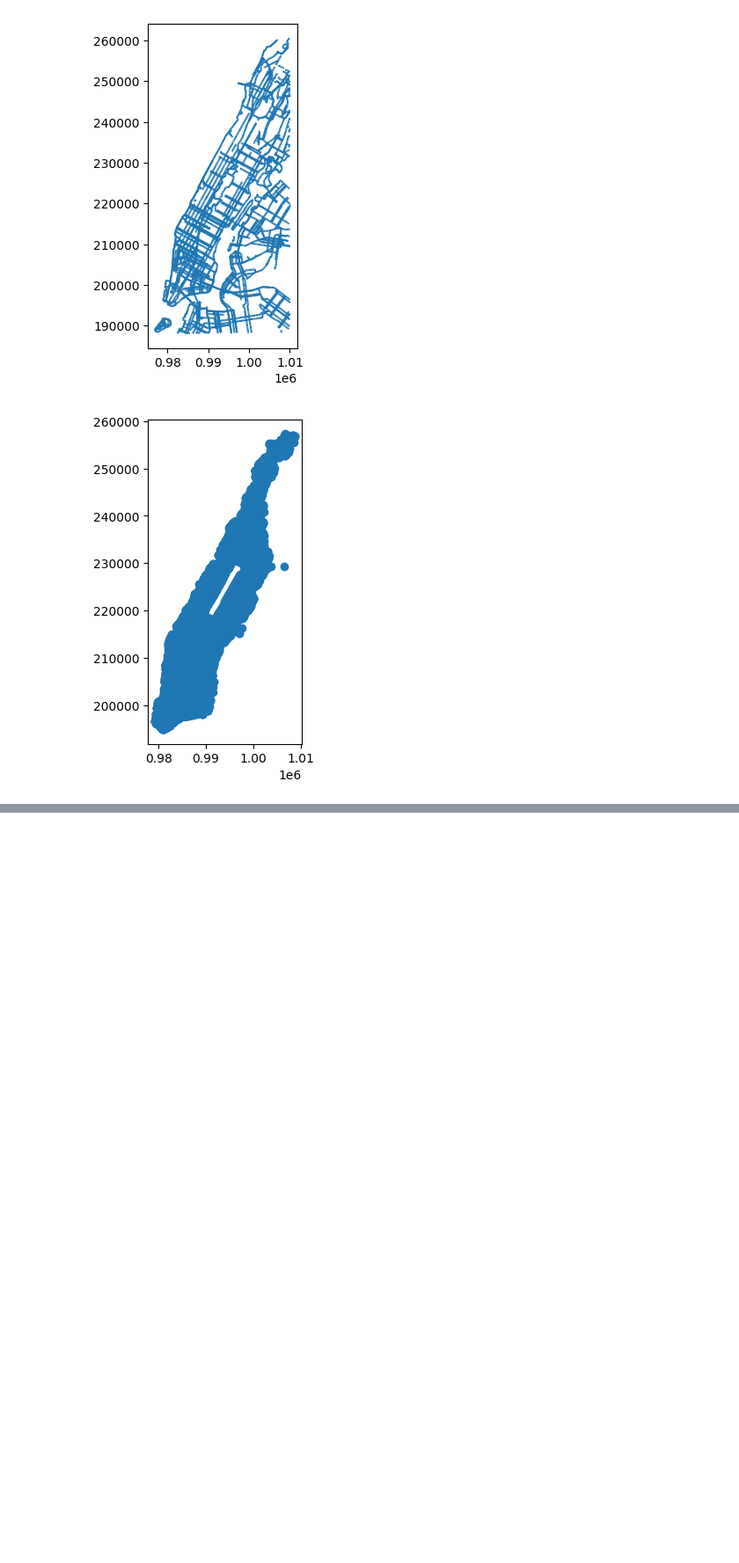
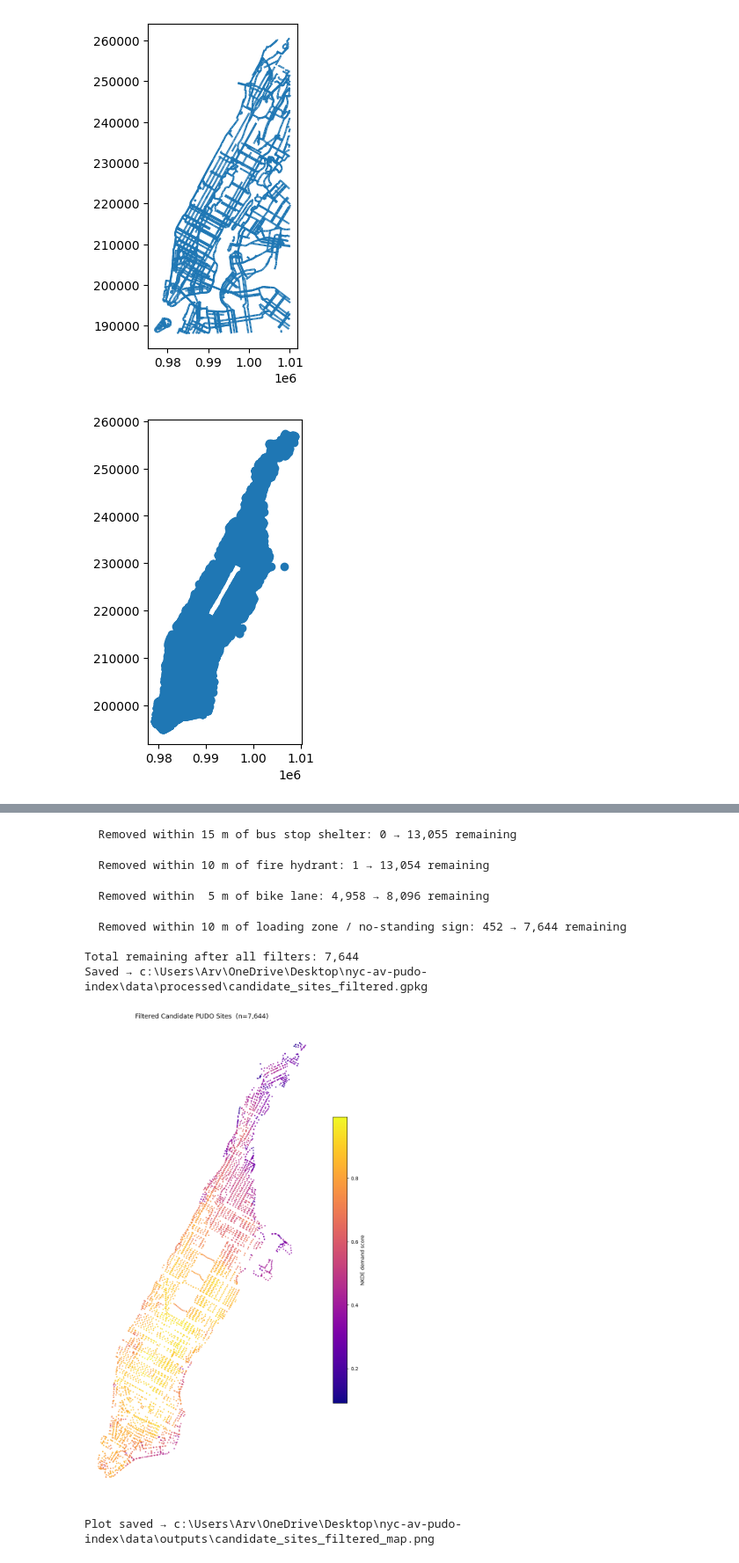
Before and after one commit to ahedy7/nyc-av-pudo-index, a Jupyter notebook: notebooks/03_candidates.ipynb, the cells around one changed output, grey strips where cells are left out. Shown at 88% size. Cells and saved outputs as stored; diff of their text form; code cells hidden in the pictures; blank space fills up the shorter version.

```diff
--- a/notebooks/03_candidates.ipynb
+++ b/notebooks/03_candidates.ipynb
@@ -199,0 +211,71 @@ Name: count, dtype: int64
+# %%
+import geopandas as gpd
+import matplotlib.pyplot as plt
+from pathlib import Path
+
+if "PROJECT_ROOT" not in globals():
+    PROJECT_ROOT = Path.cwd()
+    if PROJECT_ROOT.name == "notebooks":
+        PROJECT_ROOT = PROJECT_ROOT.parent
+
+TARGET_CRS = "EPSG:2263"
+
+# --- Load layers (re-use if already in memory) ---
+if "candidates" not in globals():
+    candidates = gpd.read_file(PROJECT_ROOT / "data/processed/candidate_sites_raw.gpkg")
+if "bus_stops" not in globals():
+    bus_stops = gpd.read_file(PROJECT_ROOT / "data/raw/bus_stops.gpkg")
+if "hydrants" not in globals():
+    hydrants = gpd.read_file(PROJECT_ROOT / "data/raw/hydrants.gpkg")
+if "bike_lanes" not in globals():
+    bike_lanes = gpd.read_file(PROJECT_ROOT / "data/raw/bike_lanes.gpkg")
+if "loading_zones" not in globals():
+    loading_zones = gpd.read_file(PROJECT_ROOT / "data/raw/loading_zones.gpkg")
+
+print(f"Starting candidates: {len(candidates):,}")
+
+
+def remove_within(candidates, constraint, distance_m, label):
+    """Return candidates not within distance_m of any constraint geometry."""
+    buffered_union = constraint.to_crs(TARGET_CRS).buffer(distance_m).unary_union
+    mask = candidates.geometry.within(buffered_union)
+    n_removed = int(mask.sum())
+    kept = candidates[~mask].copy()
+    print(f"  Removed within {distance_m:2d} m of {label}: {n_removed:,} → {len(kept):,} remaining")
+    return kept
+
+
+print("\nApplying filters:")
+filtered = candidates.copy()
+filtered = remove_within(filtered, bus_stops,    15, "bus stop shelter")
+filtered = remove_within(filtered, hydrants,     10, "fire hydrant")
+filtered = remove_within(filtered, bike_lanes,    5, "bike lane")
+filtered = remove_within(filtered, loading_zones,10, "loading zone / no-standing sign")
+
+print(f"\nTotal remaining after all filters: {len(filtered):,}")
+
+# --- Save ---
+out_path = PROJECT_ROOT / "data/processed/candidate_sites_filtered.gpkg"
+filtered.to_file(out_path, driver="GPKG")
+print(f"Saved → {out_path}")
+
+# --- Plot ---
+fig, ax = plt.subplots(figsize=(10, 14))
+filtered.plot(
+    ax=ax,
+    column="nkde_score",
+    cmap="plasma",
+    markersize=2,
+    legend=True,
+    legend_kwds={"label": "NKDE demand score", "shrink": 0.6},
+)
+ax.set_title(f"Filtered Candidate PUDO Sites  (n={len(filtered):,})", fontsize=13)
+ax.set_axis_off()
+plt.tight_layout()
+
+plot_path = PROJECT_ROOT / "data/outputs/candidate_sites_filtered_map.png"
+plot_path.parent.mkdir(parents=True, exist_ok=True)
+plt.savefig(plot_path, dpi=150, bbox_inches="tight")
+plt.show()
+print(f"Plot saved → {plot_path}")
+# %% [output]
@@ -199,0 +285,9 @@ Name: count, dtype: int64
+  Removed within 15 m of bus stop shelter: 0 → 13,055 remaining
+  Removed within 10 m of fire hydrant: 1 → 13,054 remaining
+  Removed within  5 m of bike lane: 4,958 → 8,096 remaining
+  Removed within 10 m of loading zone / no-standing sign: 452 → 7,644 remaining
+
+Total remaining after all filters: 7,644
+Saved → c:\Users\Arv\OneDrive\Desktop\nyc-av-pudo-index\data\processed\candidate_sites_filtered.gpkg
+[figure, added]
+Plot saved → c:\Users\Arv\OneDrive\Desktop\nyc-av-pudo-index\data\outputs\candidate_sites_filtered_map.png
```
Also changed, not shown: parts of 2 cells of this notebook, 8 other files.
